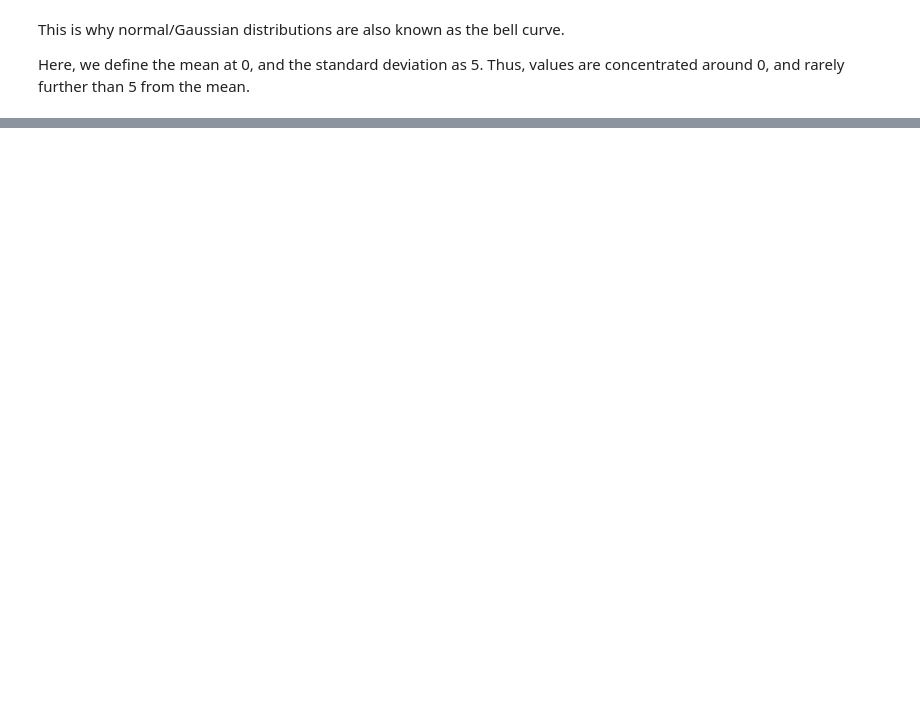
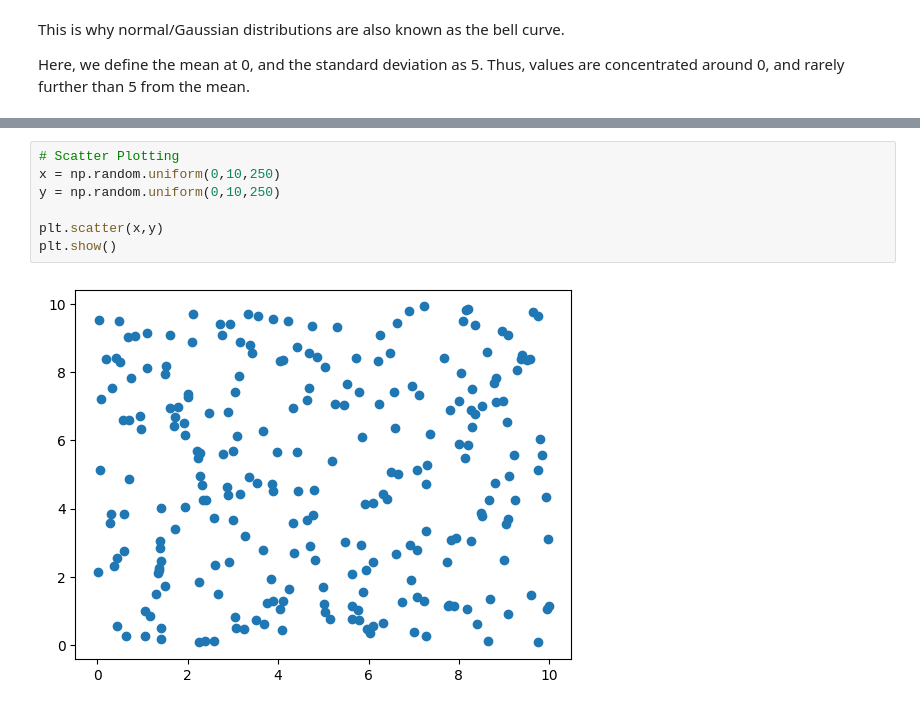
Before and after one commit to amsih/ML-In-Python, a Jupyter notebook: Machine_Learning.ipynb, the cells around one changed output, grey strips where cells are left out. Saved outputs shown, nothing was run; the diff lists cells and outputs as text; blank space fills up the shorter version.

```diff
--- a/Machine_Learning.ipynb
+++ b/Machine_Learning.ipynb
@@ -142,0 +150,9 @@ Thus, values are concentrated around 0, and rarely further than 5 from the mean.
+# %%
+# Scatter Plotting
+x = np.random.uniform(0,10,250)
+y = np.random.uniform(0,10,250)
+
+plt.scatter(x,y)
+plt.show()
+# %% [output]
+[figure, added]
```
Also changed, not shown: parts of 48 cells of this notebook, 2 other files.
